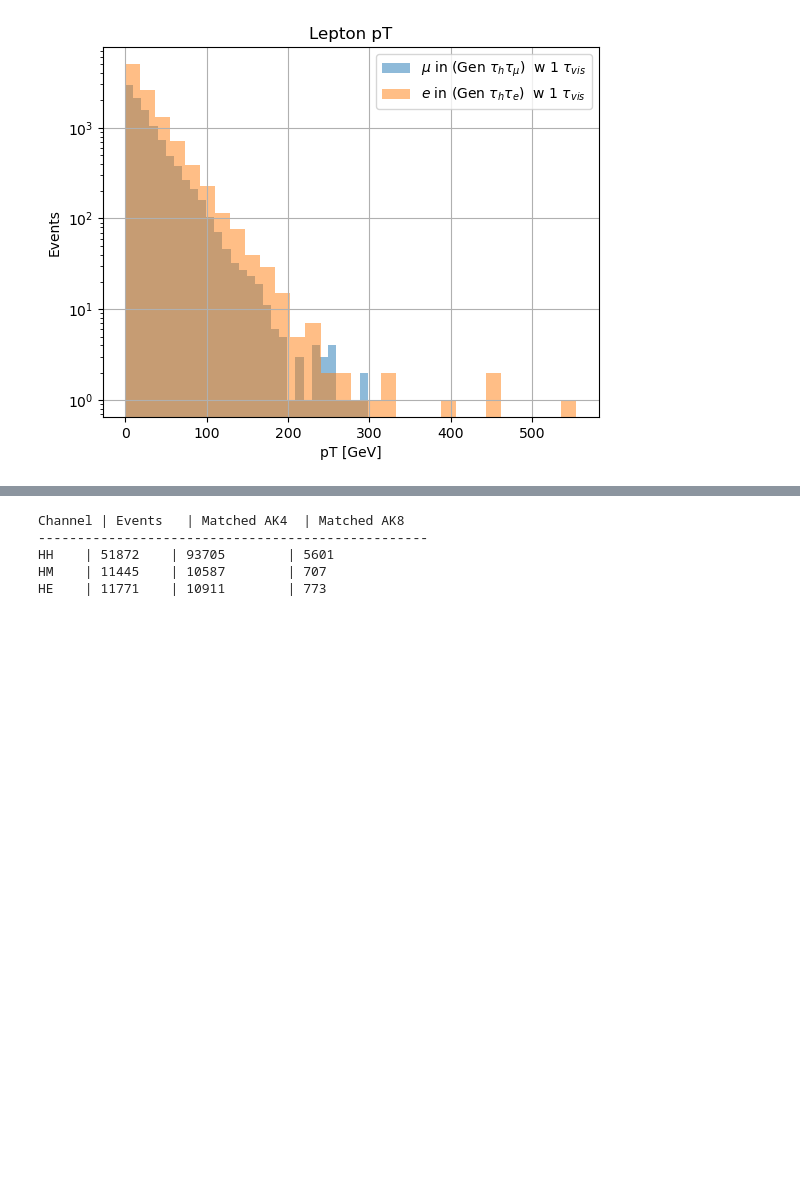
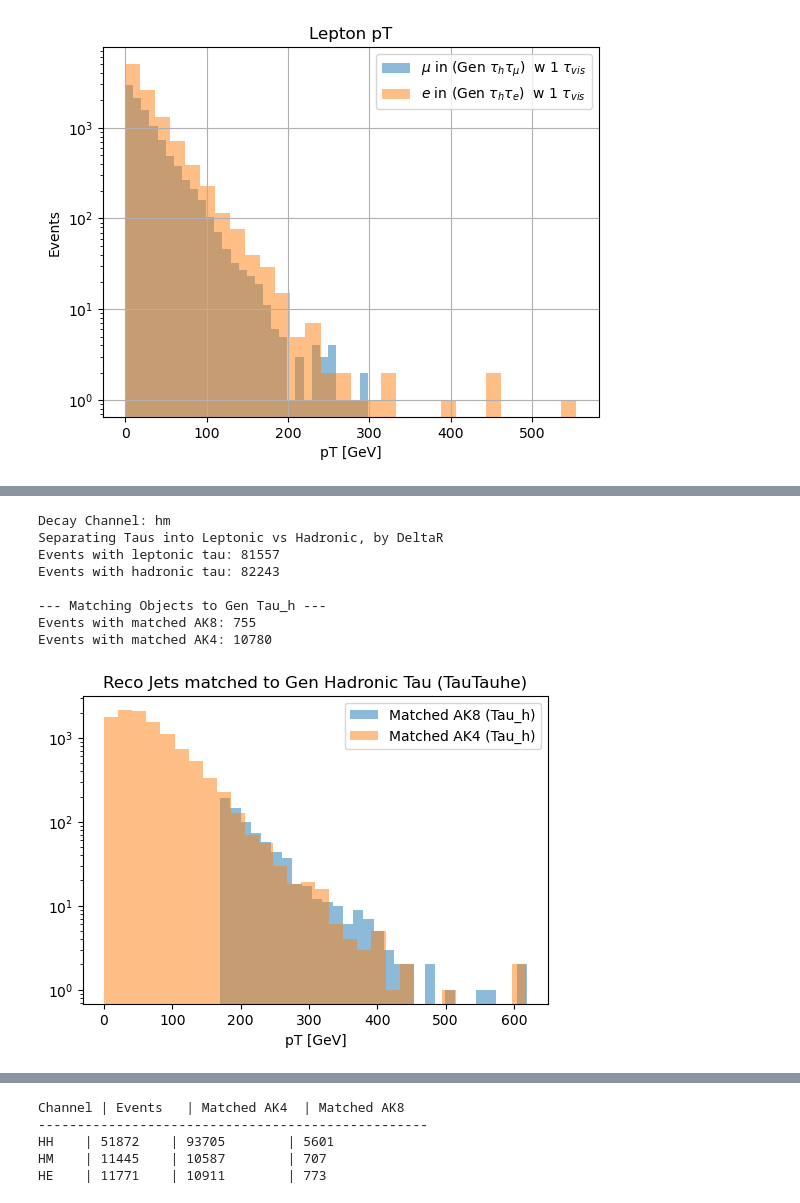
Before and after one commit to ArghyaDas112358/bbtautau, a Jupyter notebook: src/bbtautau/GenPresel/gen.ipynb, the cells around one changed output, grey strips where cells are left out. Cells and saved outputs as stored; diff of their text form; code cells hidden in the pictures; blank space fills up the shorter version.

```diff
--- a/src/bbtautau/GenPresel/gen.ipynb
+++ b/src/bbtautau/GenPresel/gen.ipynb
@@ -622,3 +663,52 @@ Events with matched AK4: 10484
+# %%
+print("Decay Channel: hm")
+# Filter objects to HM channel
+gen_taus_hm = gen_taus[is_he]
+gen_leptons_hm = gen_leptons[is_he]
+ak8_hm = ak8_jets[is_he]
+ak4_hm = ak4_jets[is_he]
+
+# Separate Taus into Leptonic vs Hadronic
+# What DeltaR should be chosen?
+print("Separating Taus into Leptonic vs Hadronic, by DeltaR")
+gen_tau_lep, gen_tau_had = separate_tau_decay_products(gen_taus_hm, gen_leptons_hm, dr_lep_thres=0.5)
+print(f"Events with leptonic tau: {ak.sum(ak.any(gen_tau_lep, axis=1))}")
+print(f"Events with hadronic tau: {ak.sum(ak.any(gen_tau_had, axis=1))}")
+
+# --- Matching ---
+print("\n--- Matching Objects to Gen Tau_h ---")
+
+# Match AK8
+idx_ak8, mask_ak8 = match_objects(ak8_hm, gen_tau_had, dr_max=0.8)
+matched_ak8 = ak8_hm[mask_ak8] # Apply mask to get objects
+
+# Match AK4
+idx_ak4, mask_ak4 = match_objects(ak4_hm, gen_tau_had, dr_max=0.4)
+matched_ak4 = ak4_hm[mask_ak4]
+
+print(f"Events with matched AK8: {ak.sum(ak.any(mask_ak8, axis=1))}")
+print(f"Events with matched AK4: {ak.sum(ak.any(mask_ak4, axis=1))}")
+
+# InteractiveShell.ast_node_interactivity = "last"
+plt.figure(figsize=(6,4))
+plt.hist(ak.flatten(matched_ak8.pt), bins=30, alpha=0.5, label='Matched AK8 (Tau_h)')
+plt.hist(ak.flatten(matched_ak4.pt), bins=30, alpha=0.5, label='Matched AK4 (Tau_h)')
+plt.xlabel("pT [GeV]")
+plt.legend()
+plt.title("Reco Jets matched to Gen Hadronic Tau (TauTauhe)")
+plt.yscale("log")
+
+plt.show()
+# %% [output]
+Decay Channel: hm
+Separating Taus into Leptonic vs Hadronic, by DeltaR
+Events with leptonic tau: 81557
+Events with hadronic tau: 82243
+
+--- Matching Objects to Gen Tau_h ---
+Events with matched AK8: 755
+Events with matched AK4: 10780
+[figure, added]
 # %%
 # InteractiveShell.ast_node_interactivity = "last"
 plt.figure(figsize=(6,4))
```
Also changed, not shown: parts of 22 cells of this notebook.
